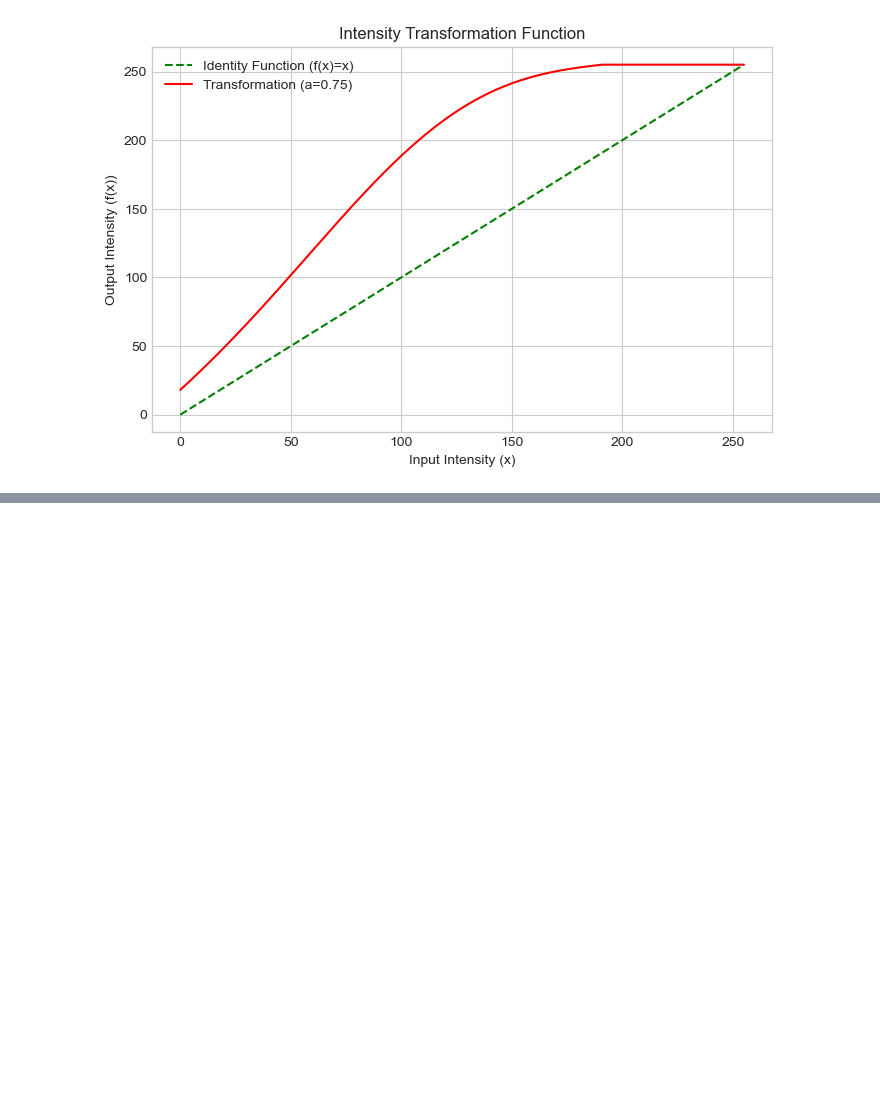
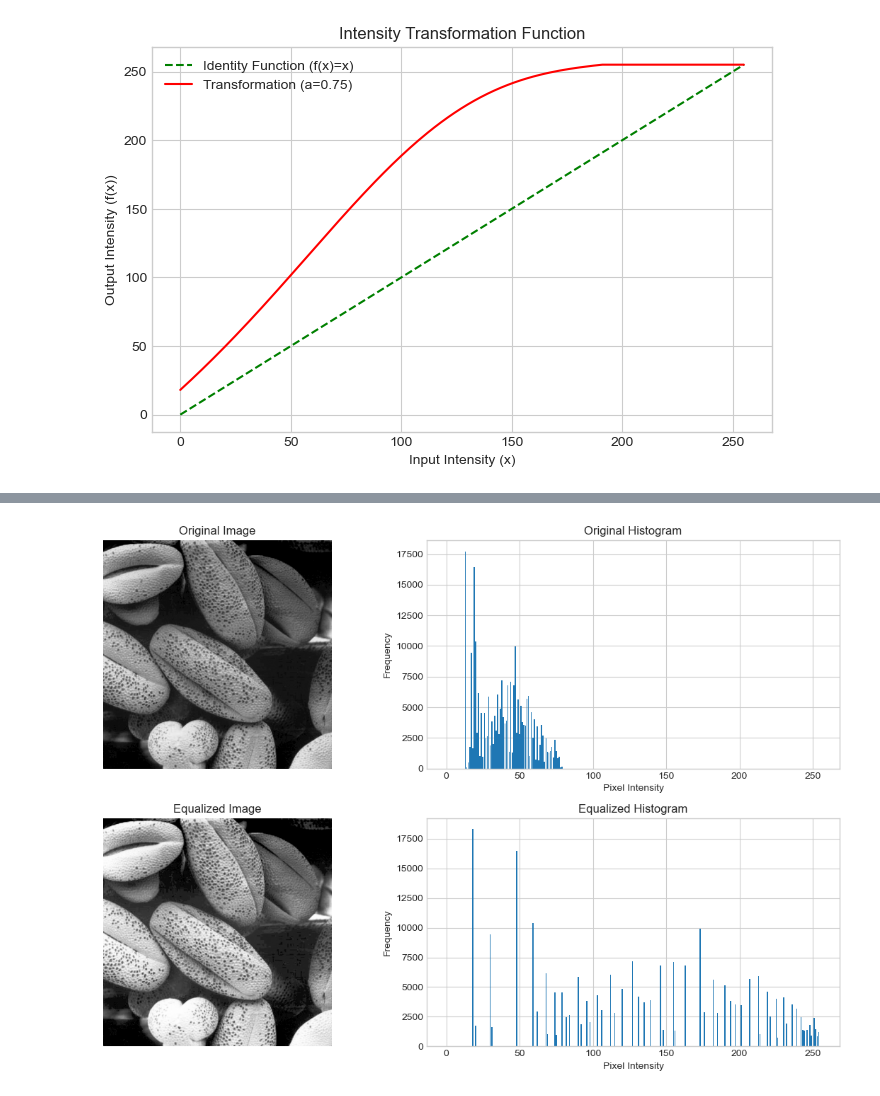
Before and after one commit to Puliya07/image-processing-assignment01, a Jupyter notebook: assignment01.ipynb, the cells around one changed output, grey strips where cells are left out. Cells and saved outputs as stored; diff of their text form; code cells hidden in the pictures; blank space fills up the shorter version.

```diff
--- a/assignment01.ipynb
+++ b/assignment01.ipynb
@@ -259,0 +265,52 @@ plt.show()
+# %%
+img5 = cv2.imread('a1images/shells.tif', cv2.IMREAD_GRAYSCALE)
+
+def histogram_equaliation(image):
+    """
+    Outputs equalized image and histograms of both equalized and original images.
+    """
+    original_hist, bins = np.histogram(image.flatten(), bins = 256, range = [0,256])
+
+    cdf = original_hist.cumsum() # Calculate CDF
+
+    cdf_normalized = ((cdf - cdf.min()) * 255) / (cdf.max() - cdf.min()) # Normalize cdf using min max scaling
+    cdf_normalized = cdf_normalized.astype('uint8')
+
+    equalized = cdf_normalized[image]
+    equalized_hist, _ = np.histogram(equalized.flatten(), bins=256, range=[0,256])
+
+    return equalized, original_hist, equalized_hist
+
+equalized, original_hist, equalized_hist = histogram_equaliation(img5)
+
+# Display results
+plt.figure(figsize=(12, 8))
+
+# Original image and histogram
+plt.subplot(2, 2, 1)
+plt.imshow(img5, cmap='gray')
+plt.title('Original Image')
+plt.axis('off')
+
+plt.subplot(2, 2, 2)
+plt.bar(range(256), original_hist)
+plt.title('Original Histogram')
+plt.xlabel('Pixel Intensity')
+plt.ylabel('Frequency')
+
+# Equalized image and histogram
+plt.subplot(2, 2, 3)
+plt.imshow(equalized, cmap='gray')
+plt.title('Equalized Image')
+plt.axis('off')
+
+plt.subplot(2, 2, 4)
+plt.bar(range(256), equalized_hist)
+plt.title('Equalized Histogram')
+plt.xlabel('Pixel Intensity')
+plt.ylabel('Frequency')
+
+plt.tight_layout()
+plt.show()
+# %% [output]
+[figure, added]
```
Also changed, not shown: parts of 5 cells of this notebook.
